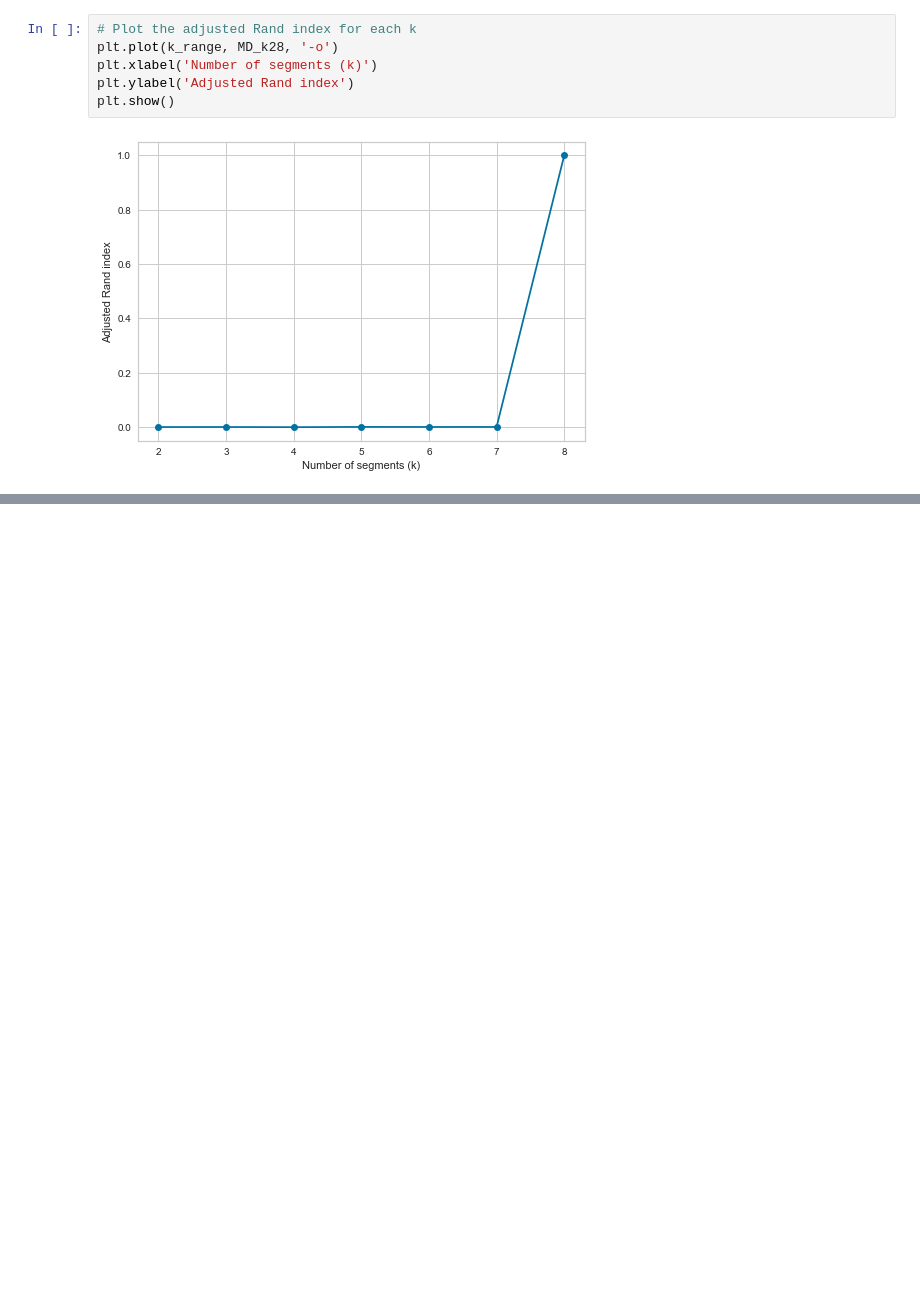
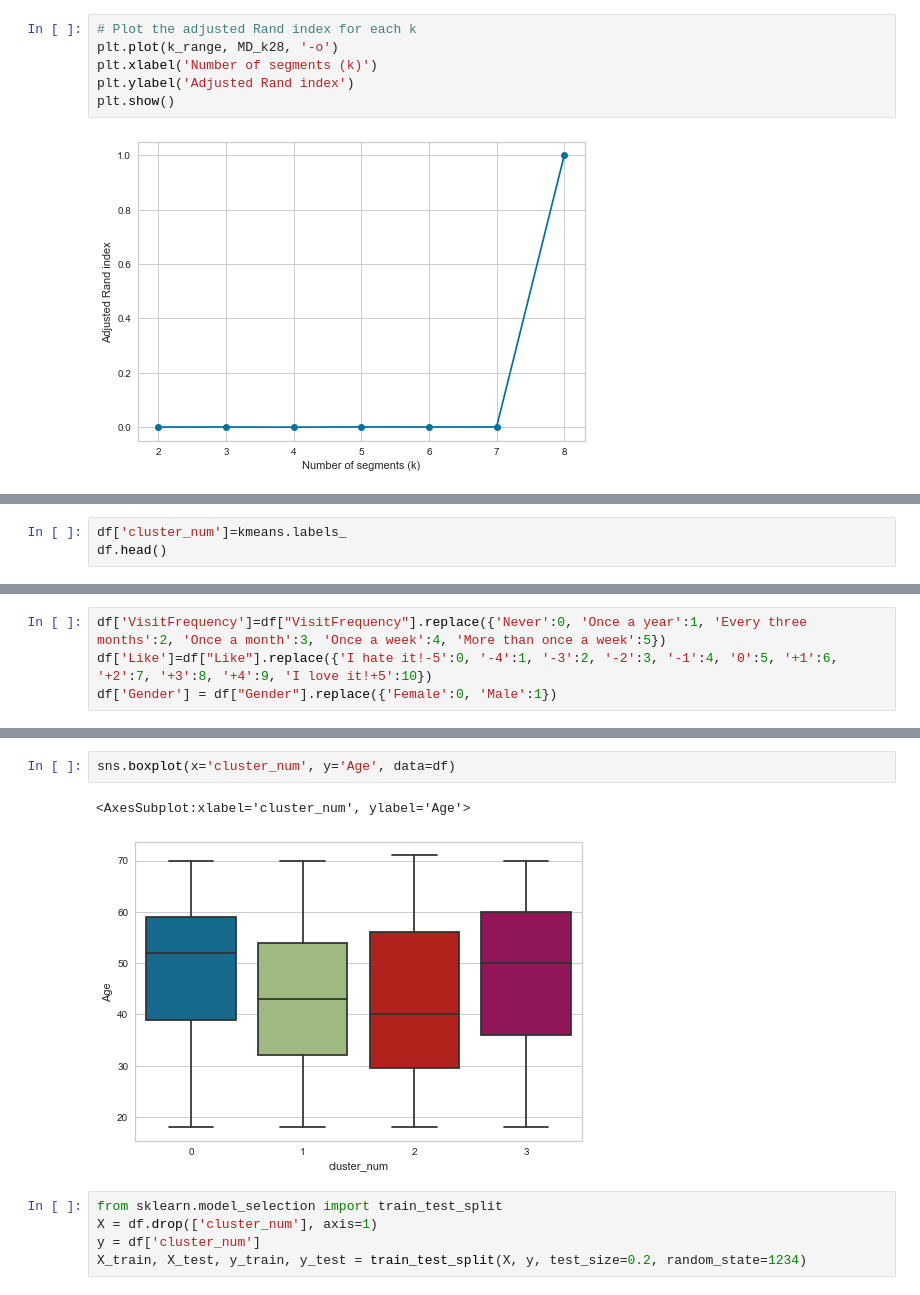
Before and after one commit to Bhatnagar621/McDCaseStudy, a Jupyter notebook: mcdonalds_CaseStudy.ipynb, the cells around one changed output, grey strips where cells are left out. Drawn from its saved outputs; the diff is of its cells as text; blank space fills up the shorter version.

```diff
--- a/mcdonalds_CaseStudy.ipynb
+++ b/mcdonalds_CaseStudy.ipynb
@@ -282,0 +309,3 @@ plt.show()
+# %%
+df['cluster_num']=kmeans.labels_
+df.head()
@@ -282,0 +329,4 @@ plt.show()
+# %%
+df['VisitFrequency']=df["VisitFrequency"].replace({'Never':0, 'Once a year':1, 'Every three months':2, 'Once a month':3, 'Once a week':4, 'More than once a week':5})
+df['Like']=df["Like"].replace({'I hate it!-5':0, '-4':1, '-3':2, '-2':3, '-1':4, '0':5, '+1':6, '+2':7, '+3':8, '+4':9, 'I love it!+5':10})
+df['Gender'] = df["Gender"].replace({'Female':0, 'Male':1})
@@ -282,0 +342,10 @@ plt.show()
+# %%
+sns.boxplot(x='cluster_num', y='Age', data=df)
+# %% [output]
+<AxesSubplot:xlabel='cluster_num', ylabel='Age'>
+[figure, added]
+# %%
+from sklearn.model_selection import train_test_split
+X = df.drop(['cluster_num'], axis=1)
+y = df['cluster_num']
+X_train, X_test, y_train, y_test = train_test_split(X, y, test_size=0.2, random_state=1234)
```
Also changed, not shown: parts of 19 cells of this notebook.
